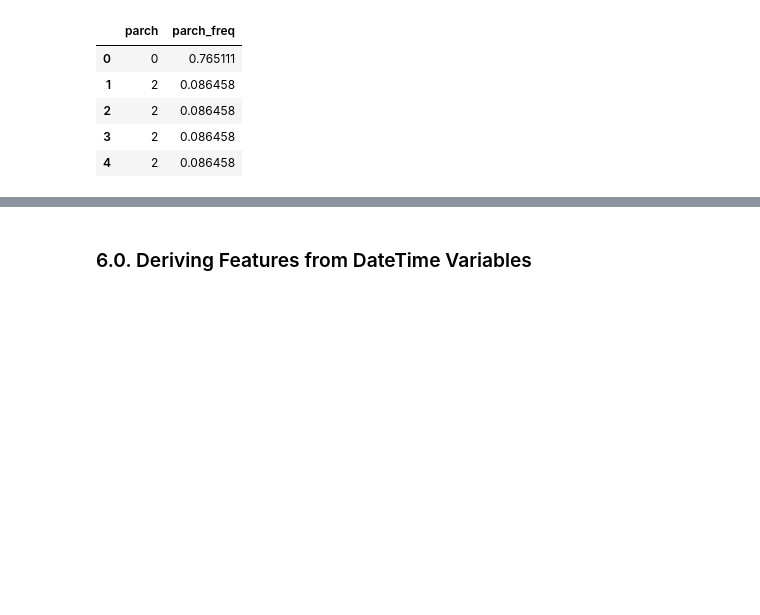
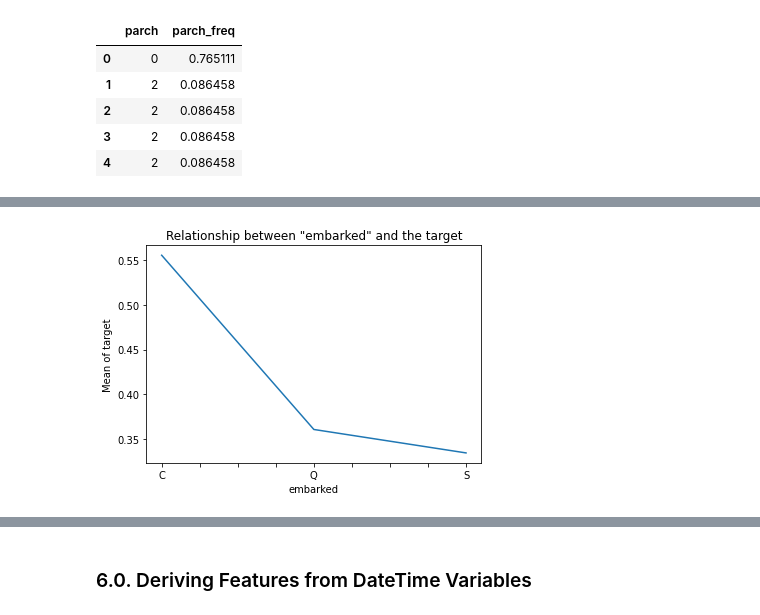
Before and after one commit to jtupitza-msft/edsp-mentoring-program, a Jupyter notebook: 04-Feature-Engineering.ipynb, the cells around one changed output, grey strips where cells are left out. Drawn from its saved outputs; the diff is of its cells as text; code cells hidden in the pictures; blank space fills up the shorter version.

```diff
--- a/04-Feature-Engineering.ipynb
+++ b/04-Feature-Engineering.ipynb
@@ -934,0 +1022,10 @@ df_copy[[col_name, enc_col_name]].head()
+# %%
+df_copy = df.copy()
+df_copy.survived = df.survived.astype('int')
+
+df_copy.groupby(['embarked'])['survived'].mean().plot()
+plt.title('Relationship between "embarked" and the target')
+plt.ylabel('Mean of target')
+plt.show()
+# %% [output]
+[figure, added]
```
Also changed, not shown: parts of 28 cells of this notebook.
